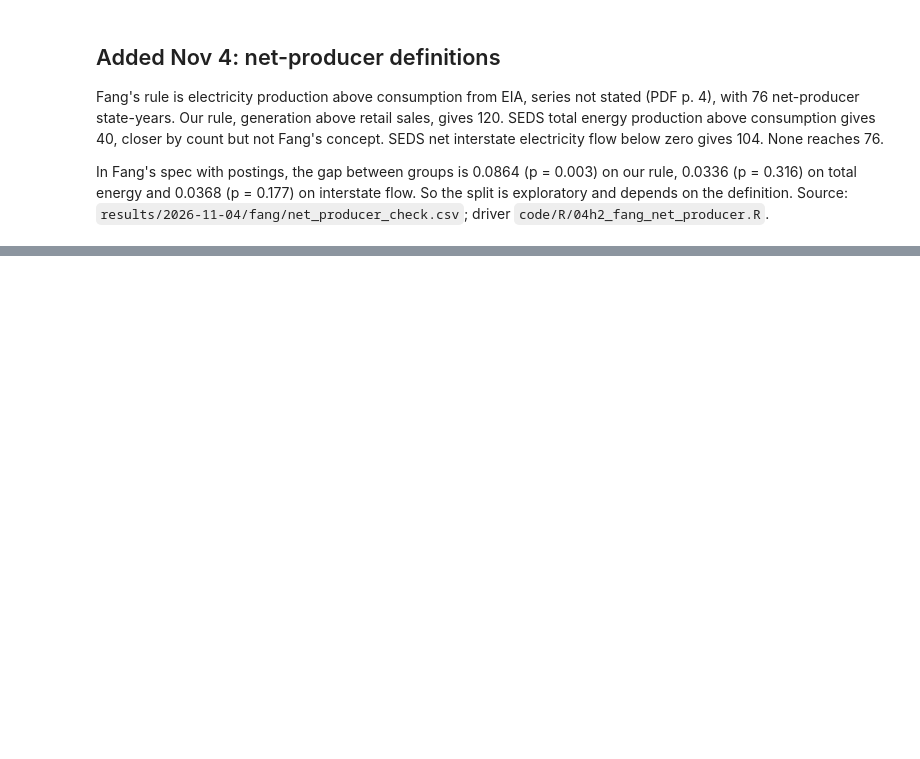
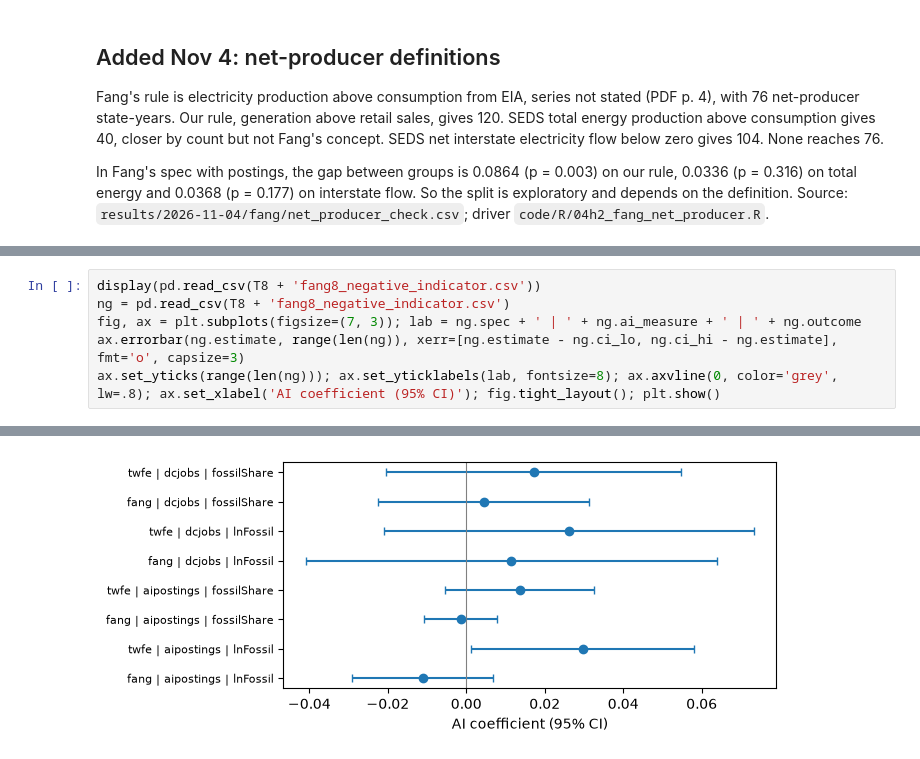
Before and after one commit to SHLEW06/econ499r-ai-renewables, a Jupyter notebook: notebooks/04h_fang_test.ipynb, the cells around one changed output, grey strips where cells are left out. Drawn from its saved outputs; the diff is of its cells as text; blank space fills up the shorter version.

```diff
--- a/notebooks/04h_fang_test.ipynb
+++ b/notebooks/04h_fang_test.ipynb
@@ -288,0 +413,7 @@ In Fang's spec with postings, the gap between groups is 0.0864 (p = 0.003) on ou
+# %%
+display(pd.read_csv(T8 + 'fang8_negative_indicator.csv'))
+ng = pd.read_csv(T8 + 'fang8_negative_indicator.csv')
+fig, ax = plt.subplots(figsize=(7, 3)); lab = ng.spec + ' | ' + ng.ai_measure + ' | ' + ng.outcome
+ax.errorbar(ng.estimate, range(len(ng)), xerr=[ng.estimate - ng.ci_lo, ng.ci_hi - ng.estimate], fmt='o', capsize=3)
+ax.set_yticks(range(len(ng))); ax.set_yticklabels(lab, fontsize=8); ax.axvline(0, color='grey', lw=.8); ax.set_xlabel('AI coefficient (95% CI)'); fig.tight_layout(); plt.show()
+# %% [output]
@@ -288,0 +429 @@ In Fang's spec with postings, the gap between groups is 0.0864 (p = 0.003) on ou
+[figure, added]
```
Also changed, not shown: parts of 19 cells of this notebook.
